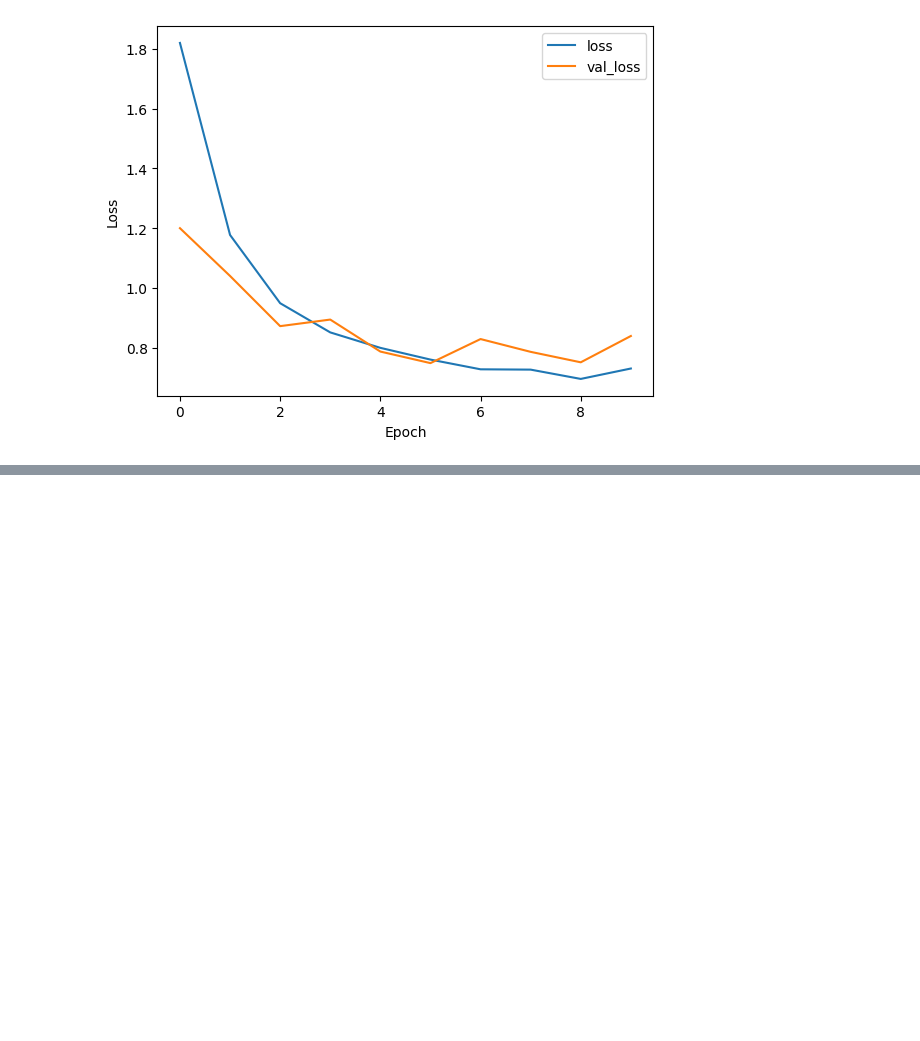
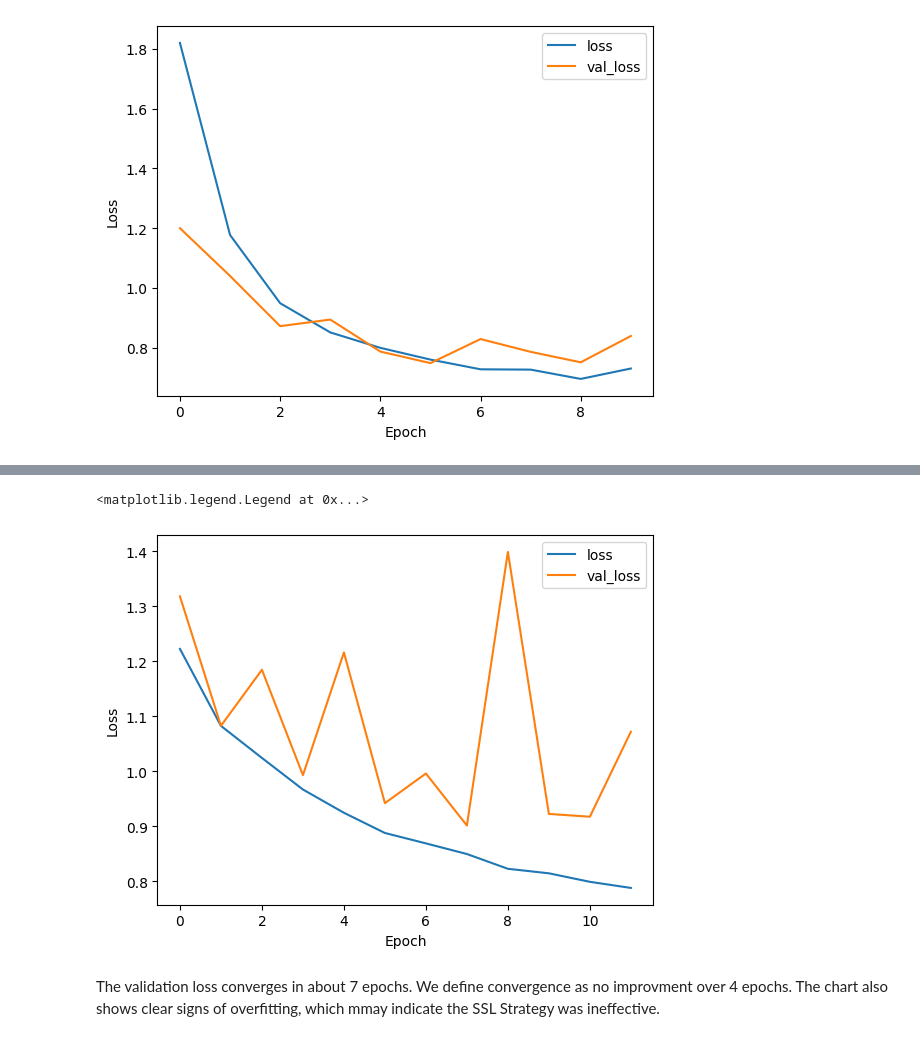
Before and after one commit to saakethkoka/ML-Lab2-Multi-Modal, a Jupyter notebook: celeb_faces.ipynb, the cells around one changed output, grey strips where cells are left out. Cells and saved outputs as stored; diff of their text form; code cells hidden in the pictures; blank space fills up the shorter version.

```diff
--- a/celeb_faces.ipynb
+++ b/celeb_faces.ipynb
@@ -584,3 +762,3 @@ plt.legend()
 # %%
-multi_task_model = load_model(PICKLES_PATH + "multi_task_model.h5")
+auto_encoder = load_model(PICKLES_PATH + "auto_encoder.h5")
 # %% [output]
@@ -711,0 +775,15 @@ TypeError: in user code:
+# %%
+final_cnn = auto_encoder.layers[-8].output
+
+dense = tf.keras.layers.Flatten()(final_cnn)
+dense = tf.keras.layers.Dropout(0.5)(dense)
+
+age_dense = tf.keras.layers.Dense(1, activation='linear')(dense)
+gender_dense = tf.keras.layers.Dense(1, activation='sigmoid', )(dense)
+
+
+pre_trained_multi_task_model = Model(inputs=auto_encoder.input, outputs=[age_dense, gender_dense])
+
+pre_trained_multi_task_model.compile(optimizer='adam', loss=['mse', 'binary_crossentropy'], loss_weights=[0.003, 0.997])
+
+pre_trained_multi_task_model.summary()
@@ -711,0 +808,9 @@ TypeError: in user code:
+# %%
+history = pre_trained_multi_task_model.fit(X_train,
+        [Y_age_train, Y_gender_train],
+        epochs=25,
+        validation_data=(X_test, [Y_age_test, Y_gender_test]),
+        callbacks=[tf.keras.callbacks.EarlyStopping(monitor='val_loss', patience=4, restore_best_weights=True)],
+        batch_size=64)
+
+pre_trained_multi_task_model.save(PICKLES_PATH + "pre_trained_multi_task_model.h5")
@@ -711,0 +850,12 @@ TypeError: in user code:
+# %%
+# plot history:
+plt.plot(history.history['loss'], label='loss')
+plt.plot(history.history['val_loss'], label = 'val_loss')
+plt.xlabel('Epoch')
+plt.ylabel('Loss')
+plt.legend()
+# %% [output]
+<matplotlib.legend.Legend at 0x...>
+[figure, added]
+# %% [markdown]
+The validation loss converges in about 7 epochs. We define convergence as no improvment over 4 epochs. The chart also shows clear signs of overfitting, which mmay indicate the SSL Strategy was ineffective.
```
Also changed, not shown: parts of 56 cells of this notebook.
